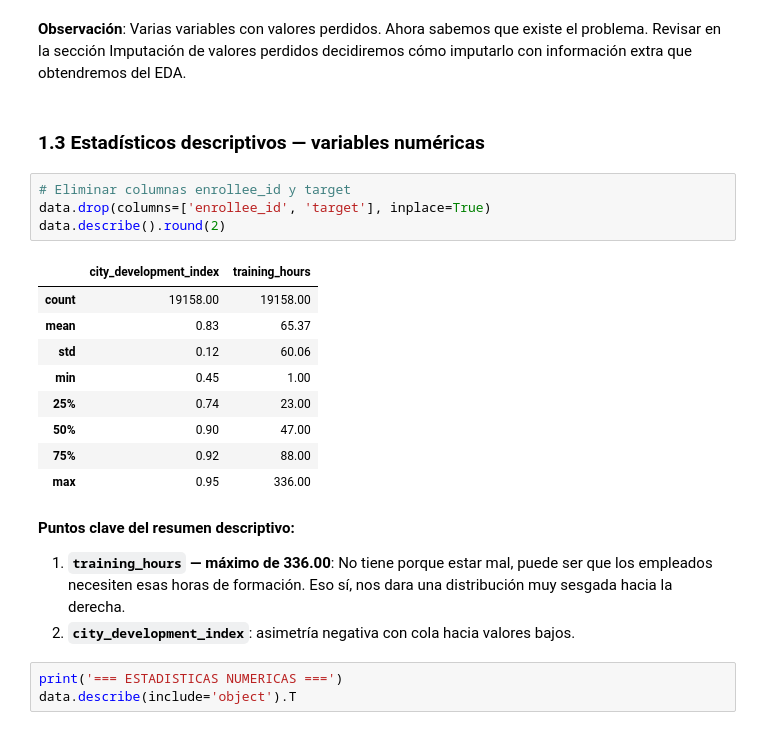
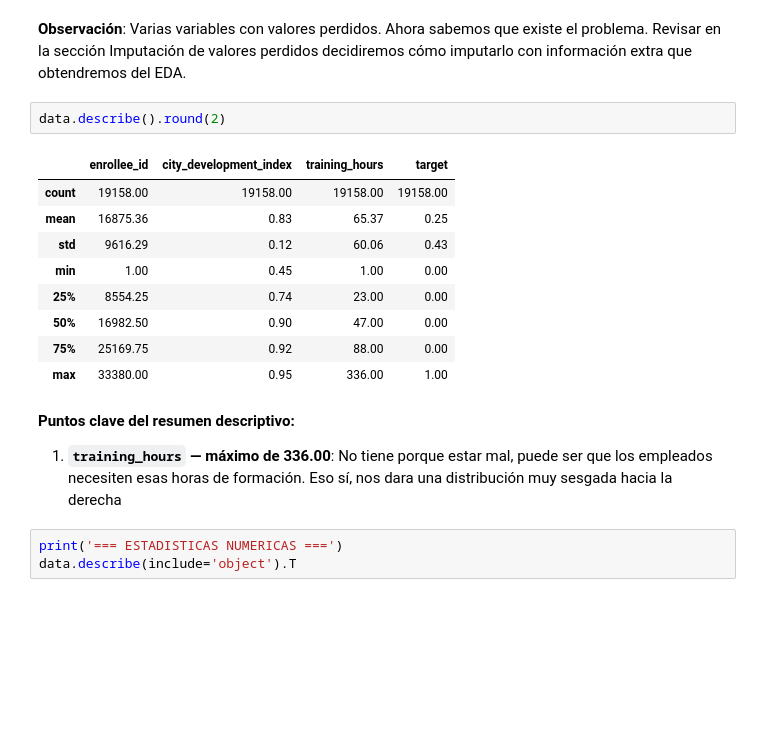
Before and after one commit to alejobgr99/lab-data-science-uniovi, a Jupyter notebook: actividad_final_micro.ipynb, the cells around one changed output. Saved outputs shown, nothing was run; the diff lists cells and outputs as text; blank space fills up the shorter version.

```diff
--- a/actividad_final_micro.ipynb
+++ b/actividad_final_micro.ipynb
@@ -137,27 +131,22 @@ plt.show()
 # %% [markdown]
 **Observación**: Varias variables con valores perdidos. Ahora sabemos que existe el problema.
 Revisar en la sección Imputación de valores perdidos decidiremos cómo imputarlo con información extra que obtendremos del EDA.
-# %% [markdown]
-### 1.3 Estadísticos descriptivos — variables numéricas
 # %%
-# Eliminar columnas enrollee_id y target
-data.drop(columns=['enrollee_id', 'target'], inplace=True)
 data.describe().round(2)
 # %% [output]
-|  | city_development_index | training_hours |
-| count | 19158.00 | 19158.00 |
-| mean | 0.83 | 65.37 |
-| std | 0.12 | 60.06 |
-| min | 0.45 | 1.00 |
-| 25% | 0.74 | 23.00 |
-| 50% | 0.90 | 47.00 |
-| 75% | 0.92 | 88.00 |
-| max | 0.95 | 336.00 |
+|  | enrollee_id | city_development_index | training_hours | target |
+| count | 19158.00 | 19158.00 | 19158.00 | 19158.00 |
+| mean | 16875.36 | 0.83 | 65.37 | 0.25 |
+| std | 9616.29 | 0.12 | 60.06 | 0.43 |
+| min | 1.00 | 0.45 | 1.00 | 0.00 |
+| 25% | 8554.25 | 0.74 | 23.00 | 0.00 |
+| 50% | 16982.50 | 0.90 | 47.00 | 0.00 |
+| 75% | 25169.75 | 0.92 | 88.00 | 0.00 |
+| max | 33380.00 | 0.95 | 336.00 | 1.00 |
 # %% [markdown]
 **Puntos clave del resumen descriptivo:**
 
-1. **`training_hours` — máximo de 336.00**: No tiene porque estar mal, puede ser que los empleados necesiten esas horas de formación. Eso sí, nos dara una distribución muy sesgada hacia la derecha.
-2. **`city_development_index`**: asimetría negativa con cola hacia valores bajos.
+1. **`training_hours` — máximo de 336.00**: No tiene porque estar mal, puede ser que los empleados necesiten esas horas de formación. Eso sí, nos dara una distribución muy sesgada hacia la derecha
 # %%
 print('=== ESTADISTICAS NUMERICAS ===')
 data.describe(include='object').T
```
Also changed, not shown: parts of 34 cells of this notebook.
